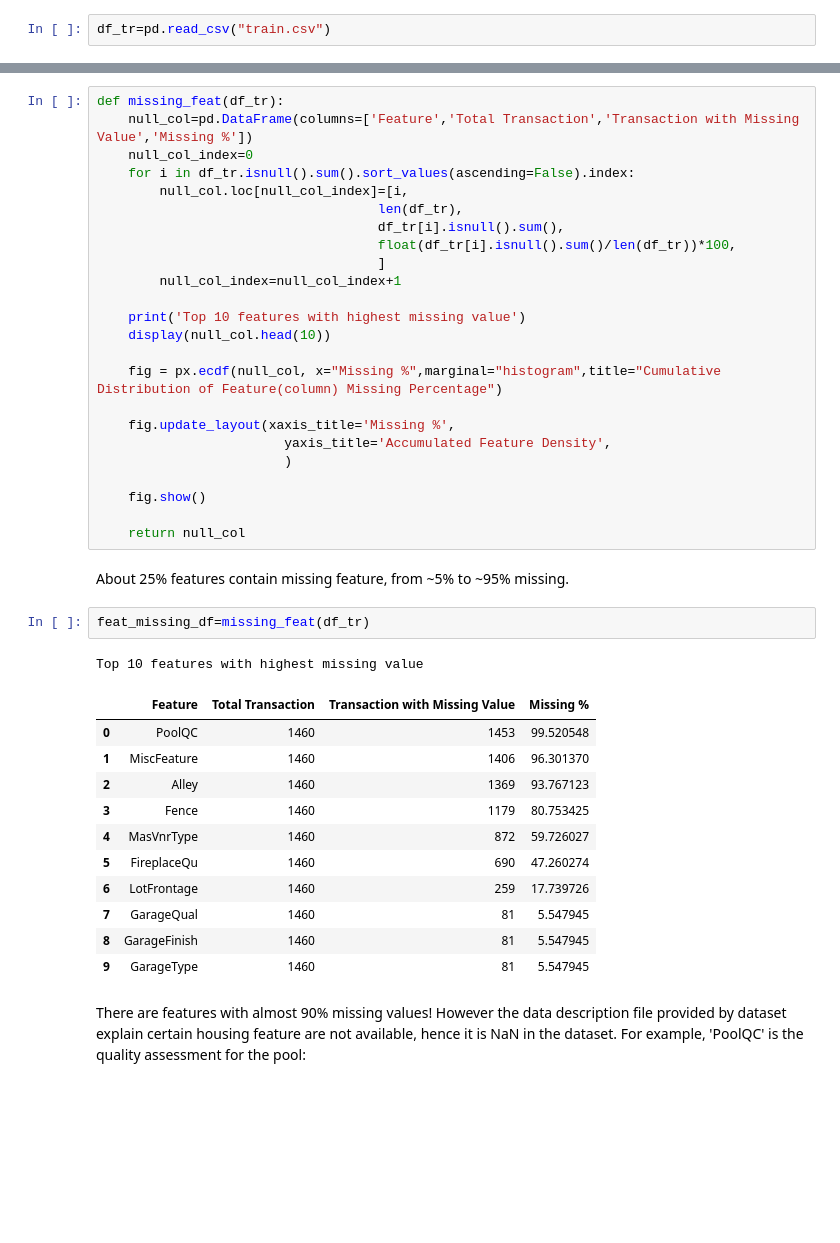
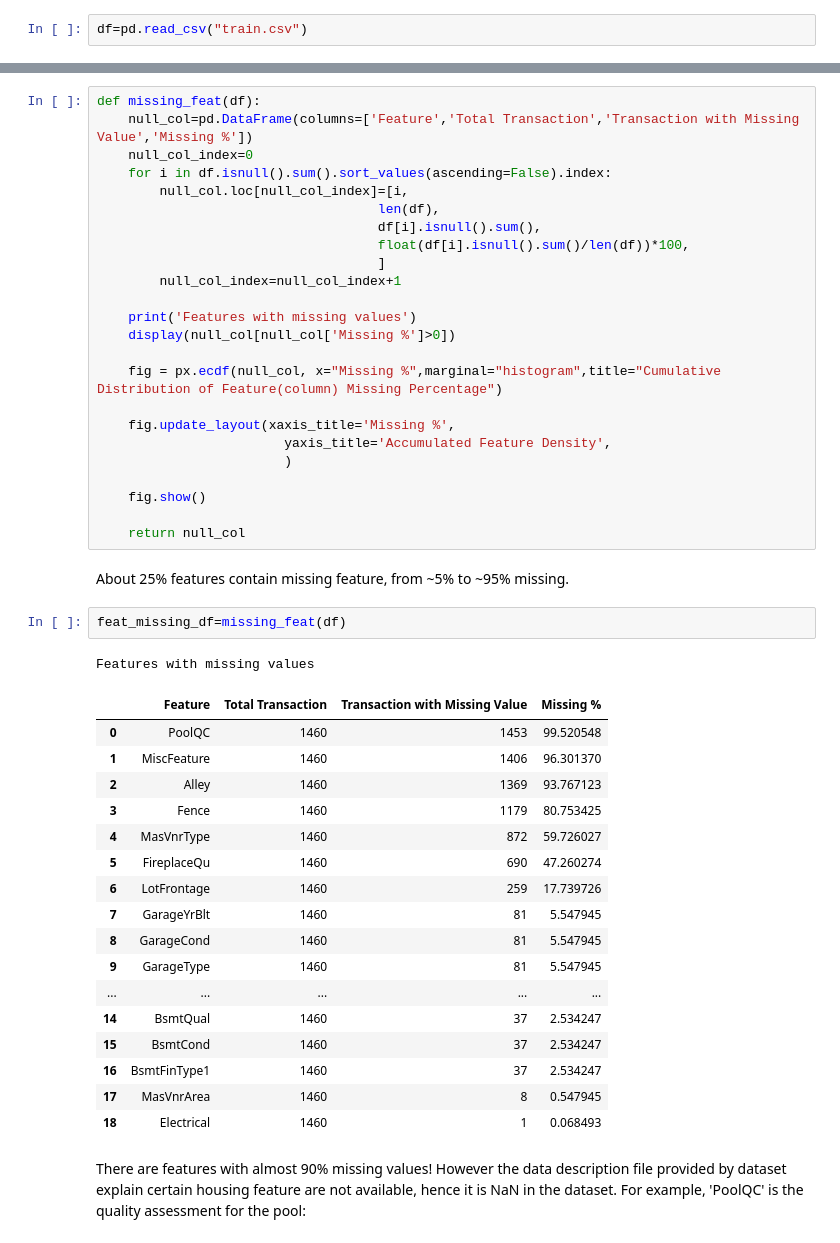
Before and after one commit to Ren1990/house_price_reg_model, a Jupyter notebook: house_price.ipynb, the cells around one changed output, grey strips where cells are left out. Saved outputs shown, nothing was run; the diff lists cells and outputs as text; blank space fills up the shorter version.

```diff
--- a/house_price.ipynb
+++ b/house_price.ipynb
@@ -118,6 +116,6 @@ from kit import *
 
 ### **Section Highlights:**
 # %%
-df_tr=pd.read_csv("train.csv")
+df=pd.read_csv("train.csv")
 # %% [markdown]
 Quick check has found 'NaN' in train data
@@ -192,19 +190,19 @@ Length: 81, dtype: int64
 # %% [markdown]
 Create function to investigate the missing values.
 # %%
-def missing_feat(df_tr):
+def missing_feat(df):
     null_col=pd.DataFrame(columns=['Feature','Total Transaction','Transaction with Missing Value','Missing %'])
     null_col_index=0
-    for i in df_tr.isnull().sum().sort_values(ascending=False).index:
+    for i in df.isnull().sum().sort_values(ascending=False).index:
         null_col.loc[null_col_index]=[i,
-                                    len(df_tr),
-                                    df_tr[i].isnull().sum(),
-                                    float(df_tr[i].isnull().sum()/len(df_tr))*100,
+                                    len(df),
+                                    df[i].isnull().sum(),
+                                    float(df[i].isnull().sum()/len(df))*100,
                                     ]
         null_col_index=null_col_index+1
 
-    print('Top 10 features with highest missing value')
-    display(null_col.head(10))
+    print('Features with missing values')
+    display(null_col[null_col['Missing %']>0])
 
     fig = px.ecdf(null_col, x="Missing %",marginal="histogram",title="Cumulative Distribution of Feature(column) Missing Percentage")
 
@@ -218,20 +216,26 @@ def missing_feat(df_tr):
 # %% [markdown]
 About 25% features contain missing feature, from ~5% to ~95% missing.
 # %%
-feat_missing_df=missing_feat(df_tr)
+feat_missing_df=missing_feat(df)
 # %% [output]
-Top 10 features with highest missing value
+Features with missing values
 |  | Feature | Total Transaction | Transaction with Missing Value | Missing % |
 | 0 | PoolQC | 1460 | 1453 | 99.520548 |
 | 1 | MiscFeature | 1460 | 1406 | 96.301370 |
 | 2 | Alley | 1460 | 1369 | 93.767123 |
 | 3 | Fence | 1460 | 1179 | 80.753425 |
 | 4 | MasVnrType | 1460 | 872 | 59.726027 |
 | 5 | FireplaceQu | 1460 | 690 | 47.260274 |
 | 6 | LotFrontage | 1460 | 259 | 17.739726 |
-| 7 | GarageQual | 1460 | 81 | 5.547945 |
-| 8 | GarageFinish | 1460 | 81 | 5.547945 |
+| 7 | GarageYrBlt | 1460 | 81 | 5.547945 |
+| 8 | GarageCond | 1460 | 81 | 5.547945 |
 | 9 | GarageType | 1460 | 81 | 5.547945 |
+| ... | ... | ... | ... | ... |
+| 14 | BsmtQual | 1460 | 37 | 2.534247 |
+| 15 | BsmtCond | 1460 | 37 | 2.534247 |
+| 16 | BsmtFinType1 | 1460 | 37 | 2.534247 |
+| 17 | MasVnrArea | 1460 | 8 | 0.547945 |
+| 18 | Electrical | 1460 | 1 | 0.068493 |
 # %% [markdown]
 There are features with almost 90% missing values! However the data description file provided by dataset explain certain housing feature are not available, hence it is NaN in the dataset. For example, 'PoolQC' is the quality assessment for the pool:
 # %%
```
Also changed, not shown: parts of 67 cells of this notebook.
